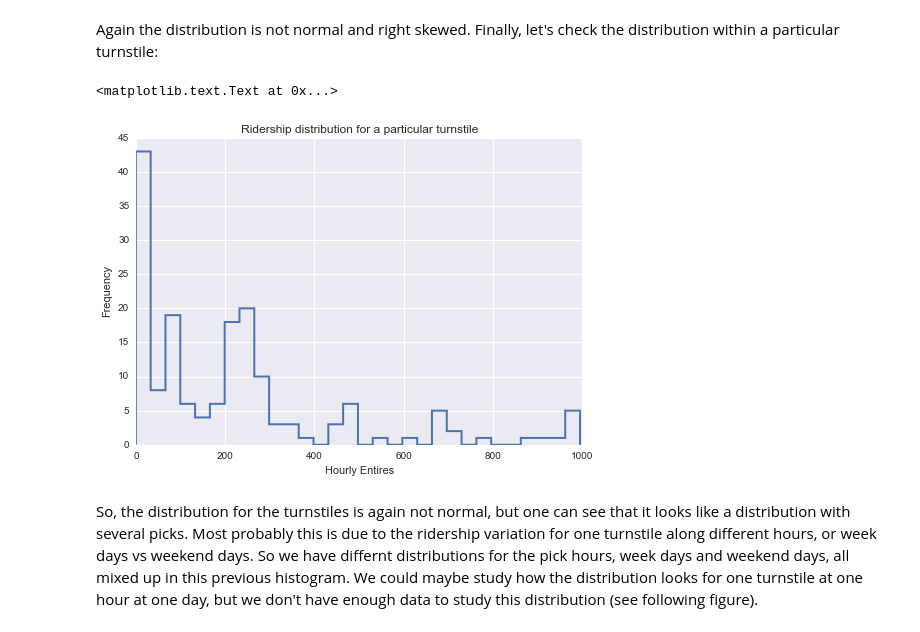
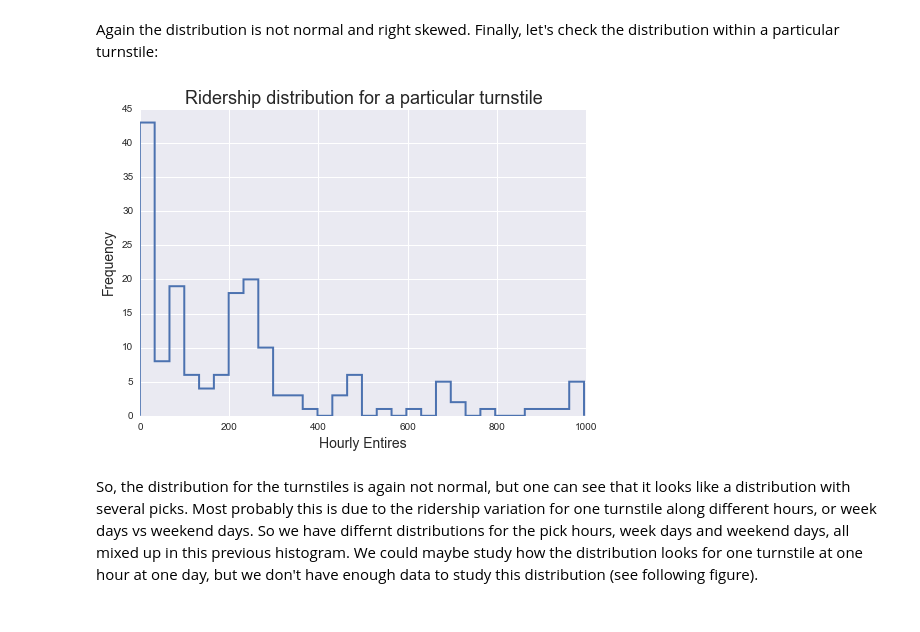
Before and after one commit to gornes/IntroToDS, a Jupyter notebook: Project1.ipynb, the cells around one changed output. Saved outputs shown, nothing was run; the diff lists cells and outputs as text; code cells hidden in the pictures.

```diff
--- a/Project1.ipynb
+++ b/Project1.ipynb
@@ -95,12 +95,12 @@ Again the distribution is not normal and right skewed. Finally, let's check the
 # %%
 freq,bins,ax = plt.hist(improved_df.query('UNIT == "R003"').ENTRIESn_hourly.values,
                         bins=30, histtype='step', lw=2)
-plt.title('Ridership distribution for a particular turnstile')
-plt.xlabel('Hourly Entires')
-plt.ylabel('Frequency')
+plt.title('Ridership distribution for a particular turnstile', fontsize=18)
+plt.xlabel('Hourly Entires', fontsize=14)
+plt.ylabel('Frequency', fontsize=14)
+plt.savefig(figpath + 'viz1.png', dpi=180)
 # %% [output]
-<matplotlib.text.Text at 0x...>
-[figure, old version]
+[figure, new version]
 # %% [markdown]
 So, the distribution for the turnstiles is again not normal, but one can see that it looks like a distribution with several picks. Most probably this is due to the ridership variation for one turnstile along different hours, or week days vs weekend days. So we have differnt distributions for the pick hours, week days and weekend days, all mixed up in this previous histogram. We could maybe study how the distribution looks for one turnstile at one hour at one day, but we don't have enough data to study this distribution (see following figure).
 # %%
```
Also changed, not shown: parts of 15 cells of this notebook, 37 other files.
